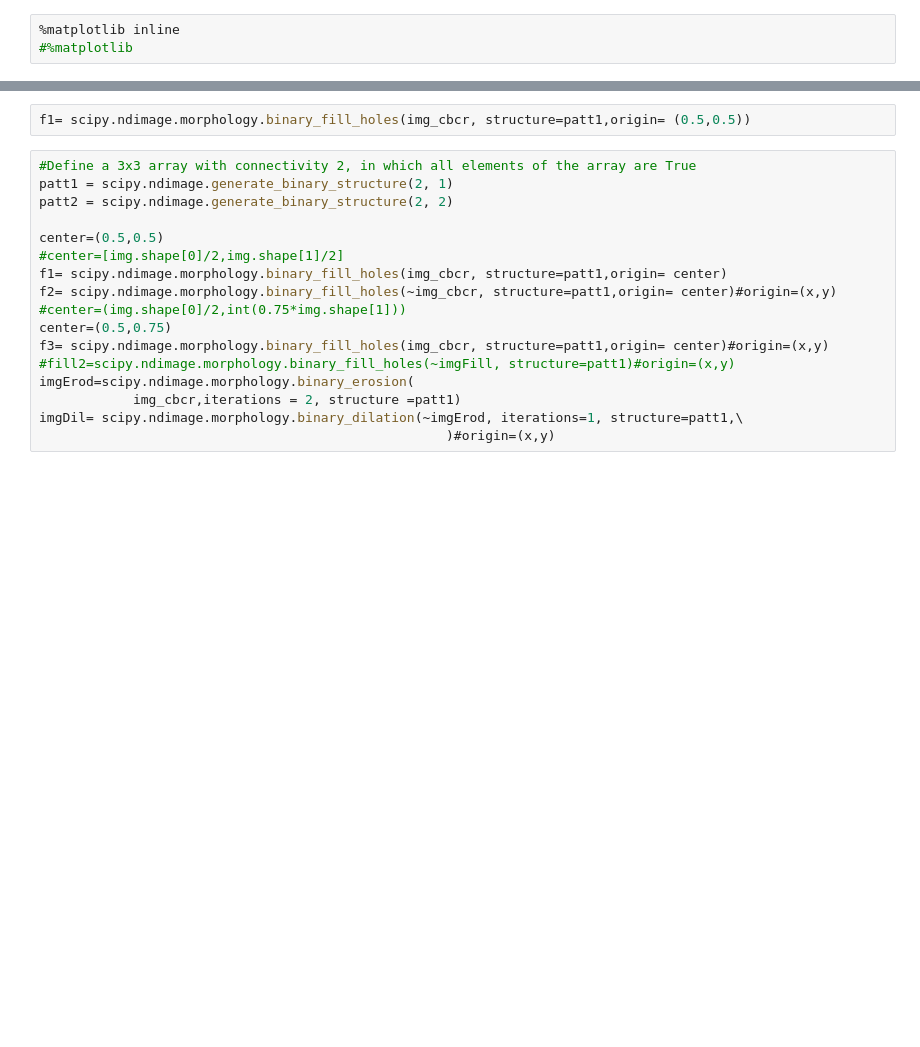
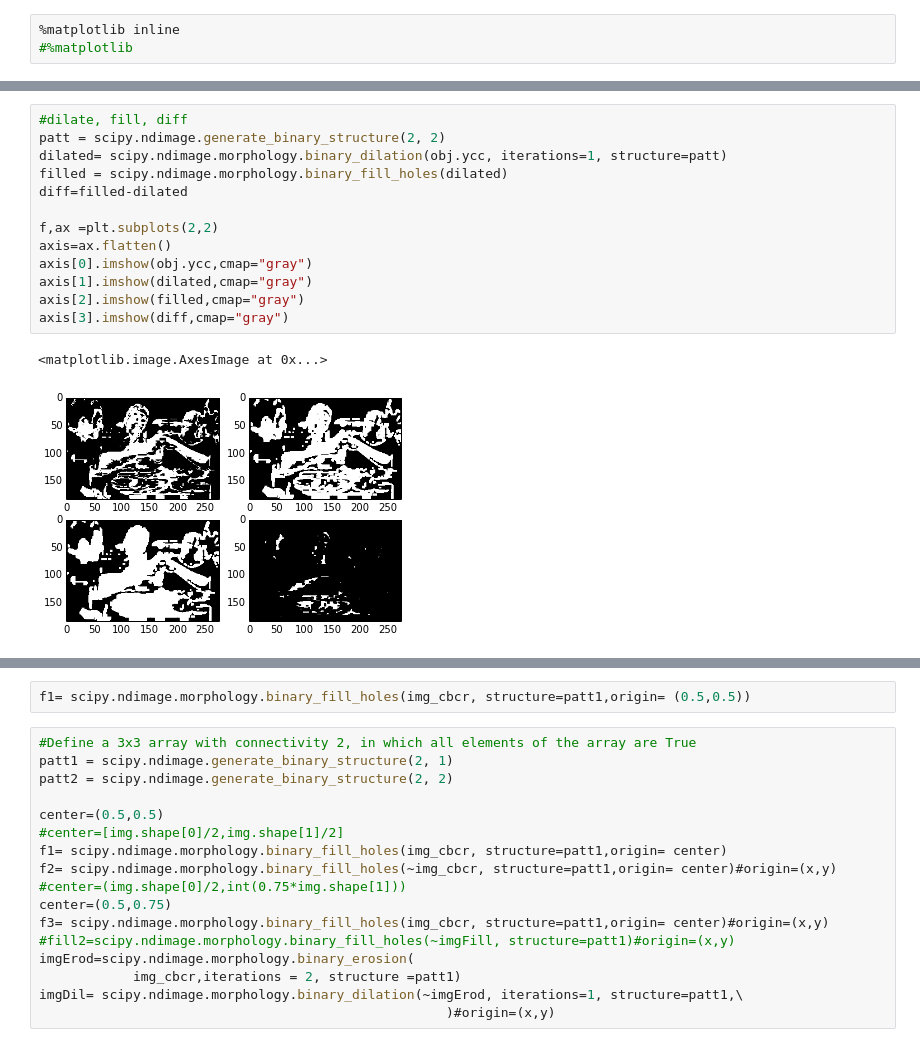
Before and after one commit to mpellegri/FoodvSkin, a Jupyter notebook: KFeatures.ipynb, the cells around one changed output, grey strips where cells are left out. Cells and saved outputs as stored; diff of their text form; blank space fills up the shorter version.

```diff
--- a/KFeatures.ipynb
+++ b/KFeatures.ipynb
@@ -102,0 +90,16 @@ plt.show()
+# %%
+#dilate, fill, diff
+patt = scipy.ndimage.generate_binary_structure(2, 2)
+dilated= scipy.ndimage.morphology.binary_dilation(obj.ycc, iterations=1, structure=patt)
+filled = scipy.ndimage.morphology.binary_fill_holes(dilated)
+diff=filled-dilated
+
+f,ax =plt.subplots(2,2)
+axis=ax.flatten()
+axis[0].imshow(obj.ycc,cmap="gray")
+axis[1].imshow(dilated,cmap="gray")
+axis[2].imshow(filled,cmap="gray")
+axis[3].imshow(diff,cmap="gray")
+# %% [output]
+<matplotlib.image.AxesImage at 0x...>
+[figure, added]
```
Also changed, not shown: parts of 24 cells of this notebook.
